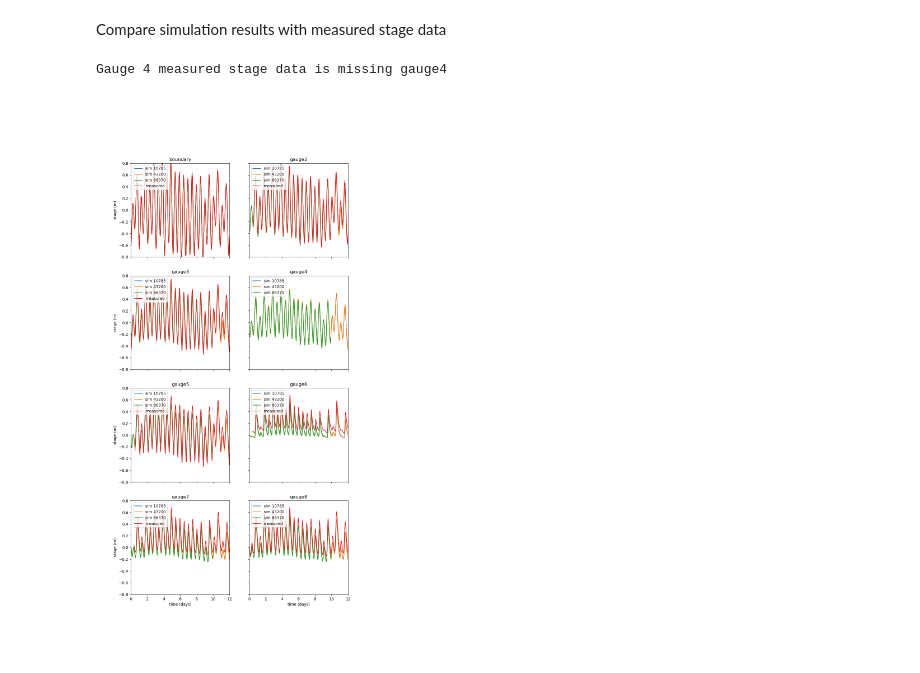
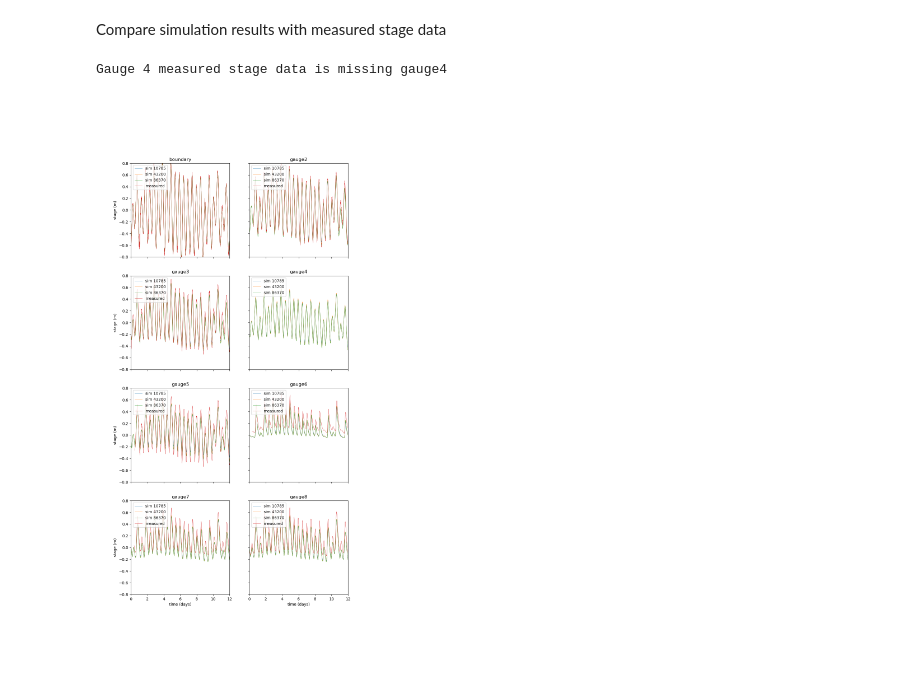
Before and after one commit to stoiver/merimbula, a Jupyter notebook: simulations/template/nb_compare_gauge_data.ipynb, the cells around one changed output. Saved outputs shown, nothing was run; the diff lists cells and outputs as text; code cells hidden in the pictures.

```diff
--- a/simulations/template/nb_compare_gauge_data.ipynb
+++ b/simulations/template/nb_compare_gauge_data.ipynb
@@ -224,7 +226,15 @@ fig, ax = plt.subplots(figsize=(8, 6))
 for n, splotter in enumerate(splotters):
     t, Q = splotter.get_flow_through_cross_section(polyline, verbose=True)
     ax.plot(t/3600/24, Q, label=f'Sim {num_of_triangles[n]} tris')
-    pass
+
+
+    data = np.column_stack((t, Q))  # shape (N, 2)
+    filename = f"cross_section_flow_{num_of_triangles[n]}_tris.csv"
+    np.savetxt(filename, data,
+               delimiter=",",
+               header="time,Q",
+               comments="")
+
 ax.set_xlabel('Time (days)')
 ax.set_ylabel('m$^3$/s')
 ax.set_title('Flow through cross-section over time')
@@ -295,36 +303,39 @@ for index, row in gauge_location.iterrows():
         site.columns = ['time', 'measured']
         site['time'] = site['time'] - 265
 
     sites.append(site)
 
 
 fig, ((ax1, ax2), (ax3, ax4), (ax5, ax6), (ax7, ax8)) = plt.subplots(4, 2, figsize=(10,20), sharex=True, sharey=True)
 
 
 for i, ax in enumerate([ax1, ax2, ax3, ax4, ax5, ax6, ax7, ax8]):
 
     ax.set_title(gauge_location['name'][i])
     for n, (splotter, gauge_ids) in enumerate(zip(splotters, gauge_id_list)):
         #pass
-        ax.plot(splotter.time/3600/24, splotter.stage[:,gauge_ids[i]], label='sim '+str(num_of_triangles[n]))
+        ax.plot(splotter.time/3600/24,
+                splotter.stage[:,gauge_ids[i]],
+                label='sim '+str(num_of_triangles[n]),
+                linewidth=0.5)
 
 
     if gauge_location['name'][i] == 'gauge4':
         pass
     else:
-        sites[i].plot('time','measured', ax=ax, label='measured')
+        sites[i].plot('time','measured', ax=ax, label='measured', linewidth=0.5)
 
     ax.legend(loc='upper left')
     ax.set_xlim(0.0, 12.0)
     ax.set_ylim(-0.8, 0.8)
     ax.set_xlabel('time (days)')
     ax.set_ylabel('stage (m)')
 
 plt.show()
 plt.savefig('gauge_comparison.pdf')
 # %% [output]
 Gauge 4 measured stage data is missing gauge4
-[figure, old version]
+[figure, new version]
 # %%
 # from anuga.file_conversion.sww2dem import sww2dem, sww2dem_batch
 
```
Also changed, not shown: parts of 5 cells of this notebook.
